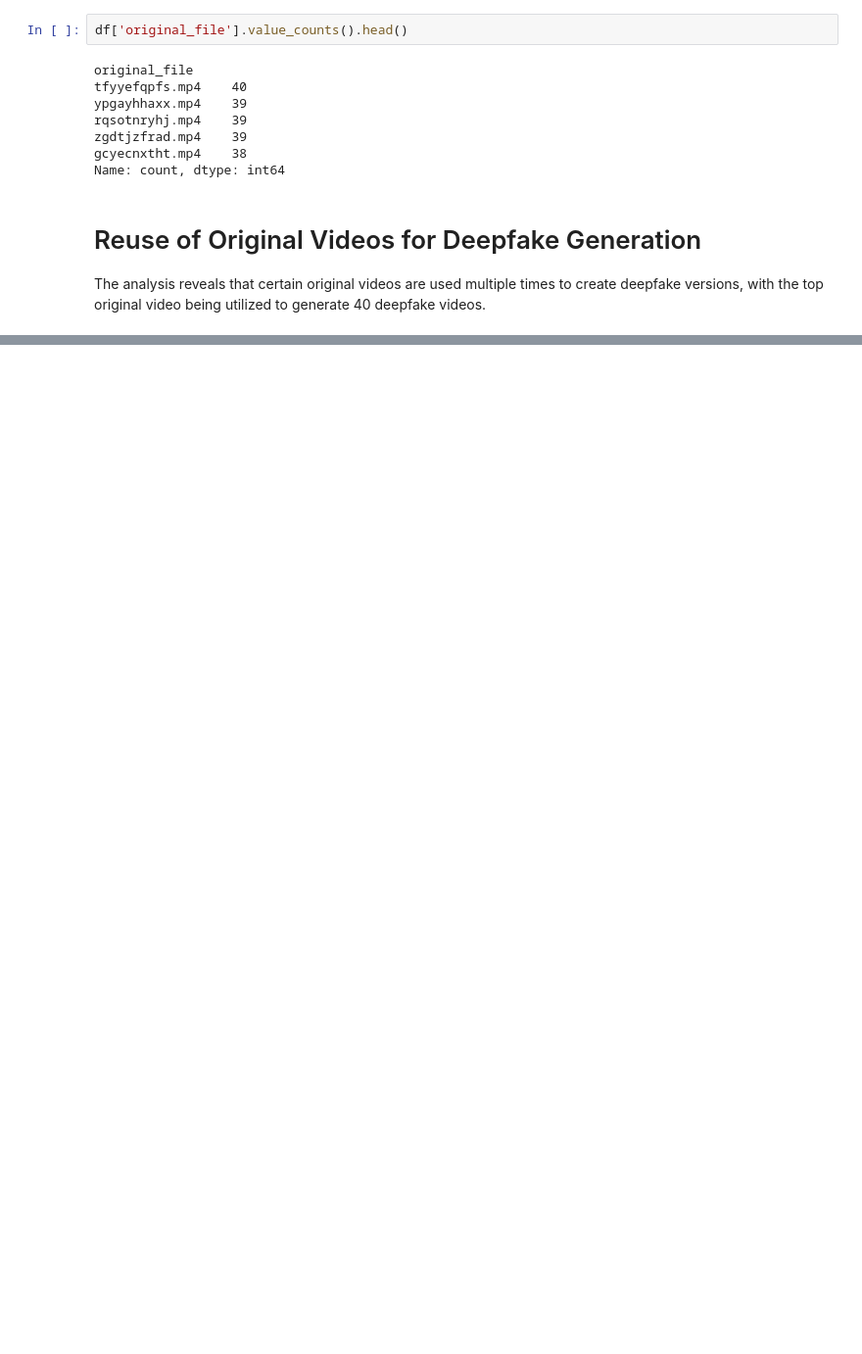
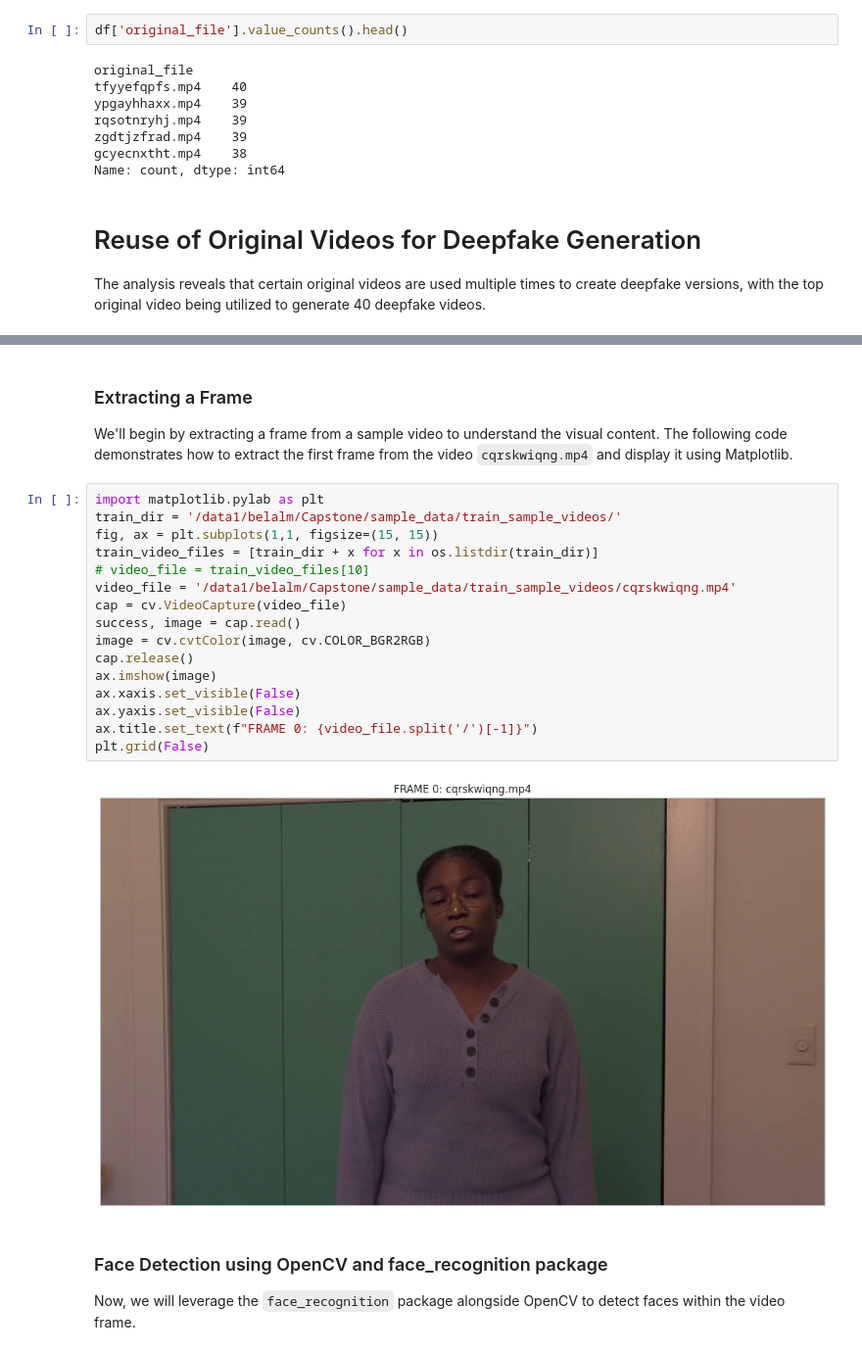
Before and after one commit to belalmn/Deepfake-Detection-Capstone, a Jupyter notebook: 1.0_exploratory_data_analysis.ipynb, the cells around one changed output, grey strips where cells are left out. Shown at 98% size. Drawn from its saved outputs; the diff is of its cells as text; blank space fills up the shorter version.

```diff
--- a/1.0_exploratory_data_analysis.ipynb
+++ b/1.0_exploratory_data_analysis.ipynb
@@ -96,0 +100,26 @@ The analysis reveals that certain original videos are used multiple times to cre
+# %% [markdown]
+### Extracting a Frame
+
+We'll begin by extracting a frame from a sample video to understand the visual content. The following code demonstrates how to extract the first frame from the video `cqrskwiqng.mp4` and display it using Matplotlib.
+# %%
+import matplotlib.pylab as plt
+train_dir = '/data1/belalm/Capstone/sample_data/train_sample_videos/'
+fig, ax = plt.subplots(1,1, figsize=(15, 15))
+train_video_files = [train_dir + x for x in os.listdir(train_dir)]
+# video_file = train_video_files[10]
+video_file = '/data1/belalm/Capstone/sample_data/train_sample_videos/cqrskwiqng.mp4'
+cap = cv.VideoCapture(video_file)
+success, image = cap.read()
+image = cv.cvtColor(image, cv.COLOR_BGR2RGB)
+cap.release()
+ax.imshow(image)
+ax.xaxis.set_visible(False)
+ax.yaxis.set_visible(False)
+ax.title.set_text(f"FRAME 0: {video_file.split('/')[-1]}")
+plt.grid(False)
+# %% [output]
+[figure, added]
+# %% [markdown]
+### Face Detection using OpenCV and face_recognition package
+
+Now, we will leverage the `face_recognition` package alongside OpenCV to detect faces within the video frame.
```
Also changed, not shown: parts of 15 cells of this notebook.
